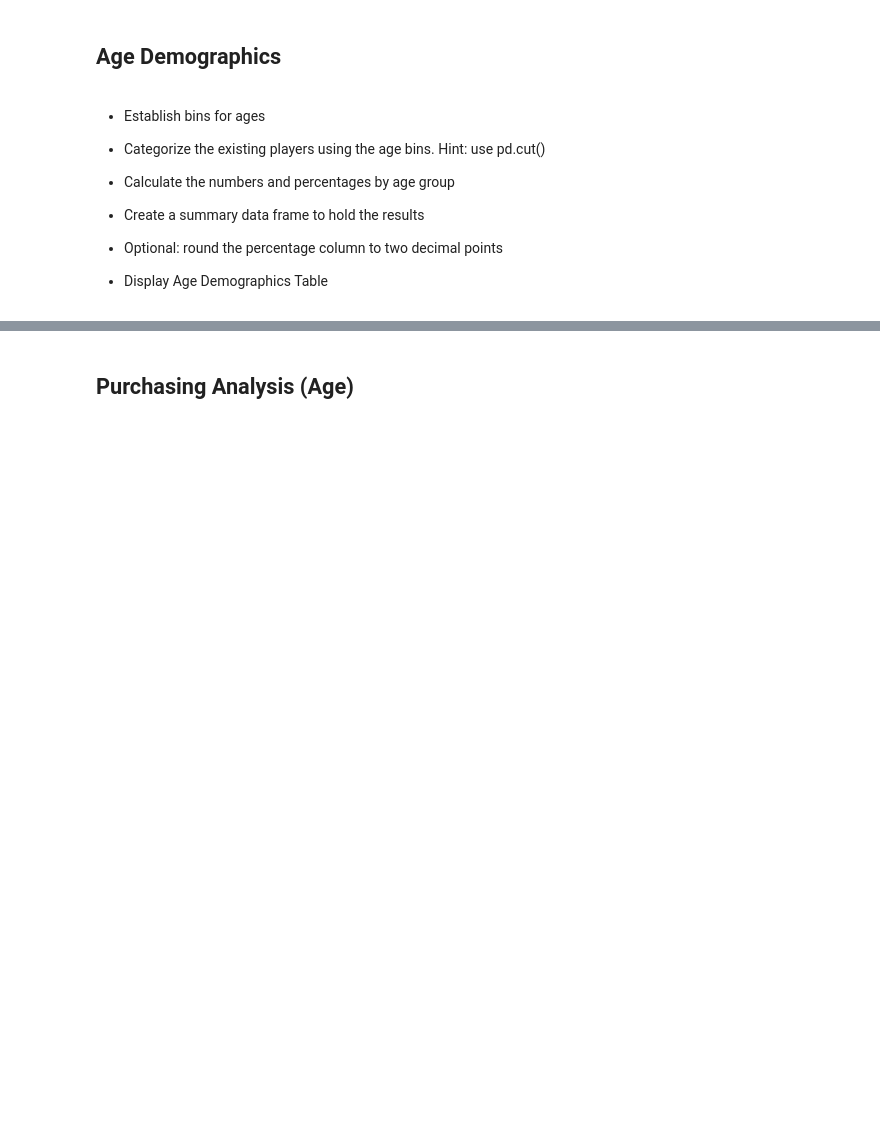
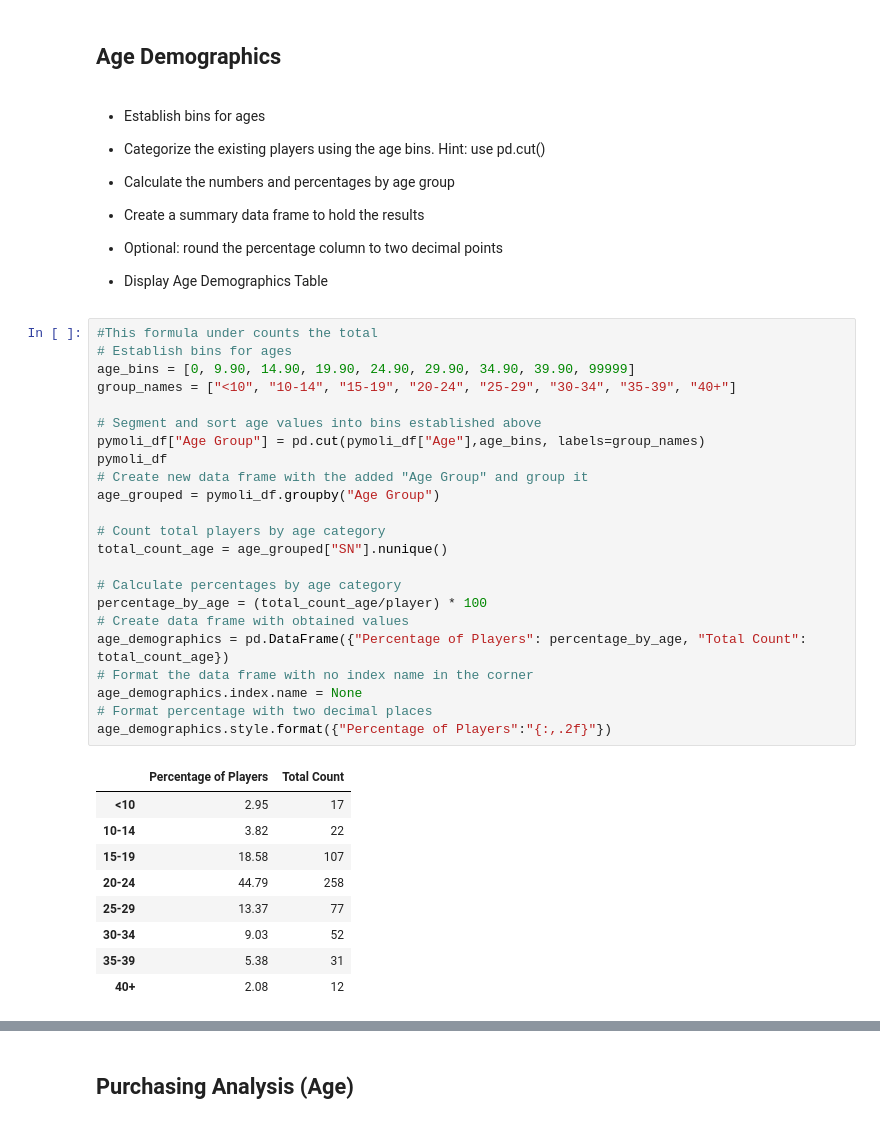
Before and after one commit to Renier83/Panda-Challenge, a Jupyter notebook: HeroesOfPymoli/HeroesOfPymoli_starter.ipynb, the cells around one changed output, grey strips where cells are left out. Saved outputs shown, nothing was run; the diff lists cells and outputs as text; blank space fills up the shorter version.

Commit message:
finished Pymoli case study

```diff
--- a/HeroesOfPymoli/HeroesOfPymoli_starter.ipynb
+++ b/HeroesOfPymoli/HeroesOfPymoli_starter.ipynb
@@ -209,4 +200,37 @@ gender_purch_analysis
 
 
 * Display Age Demographics Table
+# %%
+#This formula under counts the total
+# Establish bins for ages
+age_bins = [0, 9.90, 14.90, 19.90, 24.90, 29.90, 34.90, 39.90, 99999]
+group_names = ["<10", "10-14", "15-19", "20-24", "25-29", "30-34", "35-39", "40+"]
+
+# Segment and sort age values into bins established above
+pymoli_df["Age Group"] = pd.cut(pymoli_df["Age"],age_bins, labels=group_names)
+pymoli_df
+# Create new data frame with the added "Age Group" and group it
+age_grouped = pymoli_df.groupby("Age Group")
+
+# Count total players by age category
+total_count_age = age_grouped["SN"].nunique()
+
+# Calculate percentages by age category
+percentage_by_age = (total_count_age/player) * 100
+# Create data frame with obtained values
+age_demographics = pd.DataFrame({"Percentage of Players": percentage_by_age, "Total Count": total_count_age})
+# Format the data frame with no index name in the corner
+age_demographics.index.name = None
+# Format percentage with two decimal places
+age_demographics.style.format({"Percentage of Players":"{:,.2f}"})
+# %% [output]
+|  | Percentage of Players | Total Count |
+| <10 | 2.95 | 17 |
+| 10-14 | 3.82 | 22 |
+| 15-19 | 18.58 | 107 |
+| 20-24 | 44.79 | 258 |
+| 25-29 | 13.37 | 77 |
+| 30-34 | 9.03 | 52 |
+| 35-39 | 5.38 | 31 |
+| 40+ | 2.08 | 12 |
 # %%
```
Also changed, not shown: parts of 13 cells of this notebook.
